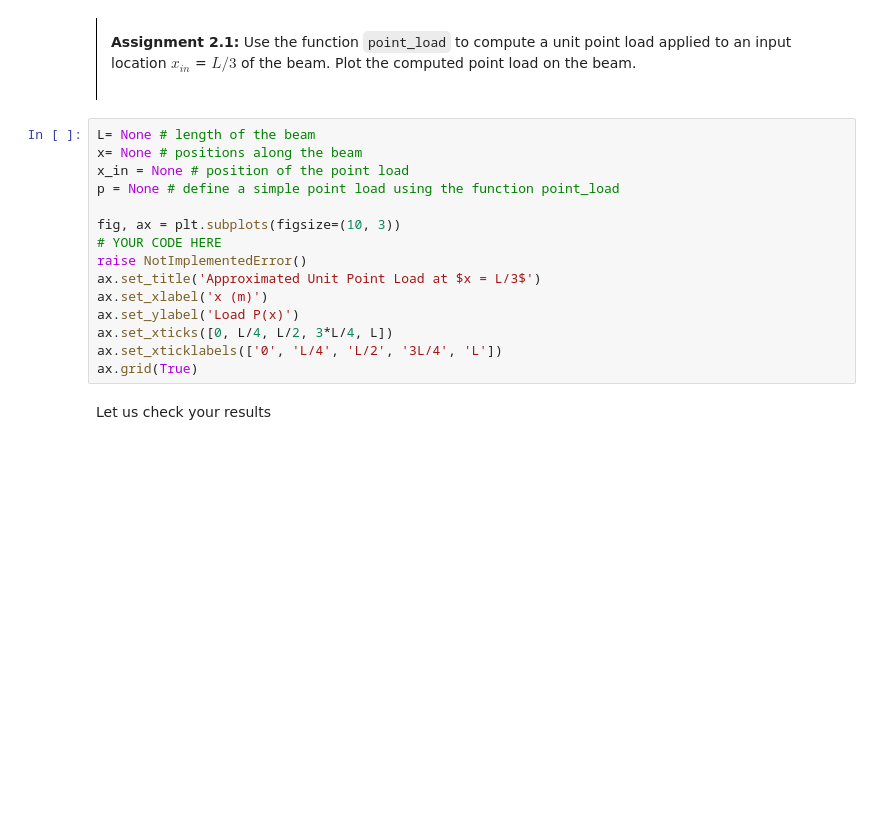
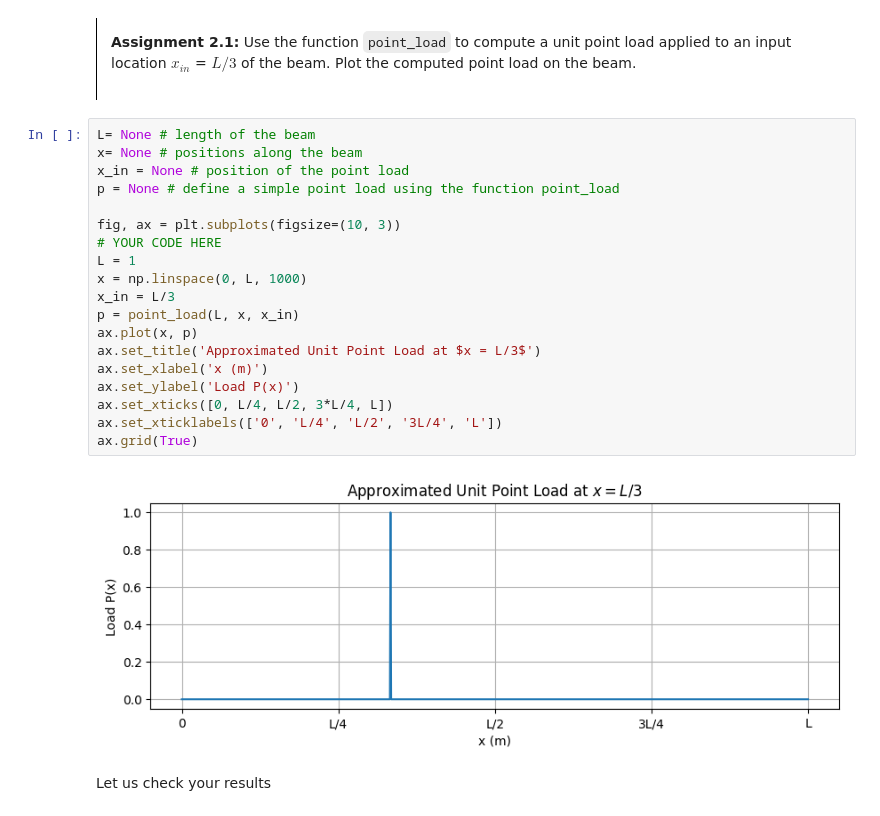
Before and after one commit to Bastien-ulb/MV2627_Exercises, a Jupyter notebook: Session5_Continuous_systems/session5.ipynb, the cells around one changed output. Cells and saved outputs as stored; diff of their text form; blank space fills up the shorter version.

```diff
--- a/Session5_Continuous_systems/session5.ipynb
+++ b/Session5_Continuous_systems/session5.ipynb
@@ -405,18 +405,24 @@ def point_load(L, x, x_in):
 # %%
 L= None # length of the beam
 x= None # positions along the beam
 x_in = None # position of the point load
 p = None # define a simple point load using the function point_load
 
 fig, ax = plt.subplots(figsize=(10, 3))
 # YOUR CODE HERE
-raise NotImplementedError()
+L = 1
+x = np.linspace(0, L, 1000)
+x_in = L/3
+p = point_load(L, x, x_in)
+ax.plot(x, p)
 ax.set_title('Approximated Unit Point Load at $x = L/3$')
 ax.set_xlabel('x (m)')
 ax.set_ylabel('Load P(x)')
 ax.set_xticks([0, L/4, L/2, 3*L/4, L])
 ax.set_xticklabels(['0', 'L/4', 'L/2', '3L/4', 'L'])
 ax.grid(True)
+# %% [output]
+[figure, added]
 # %% [markdown]
 Let us check your results
 # %%
```
Also changed, not shown: parts of 4 cells of this notebook.
